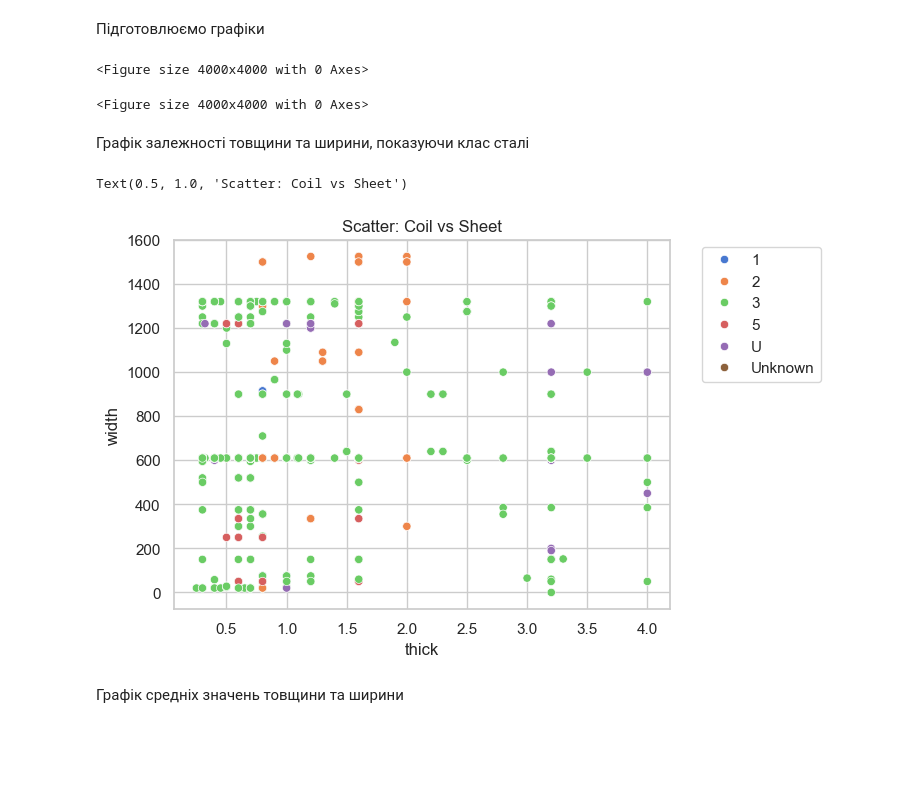
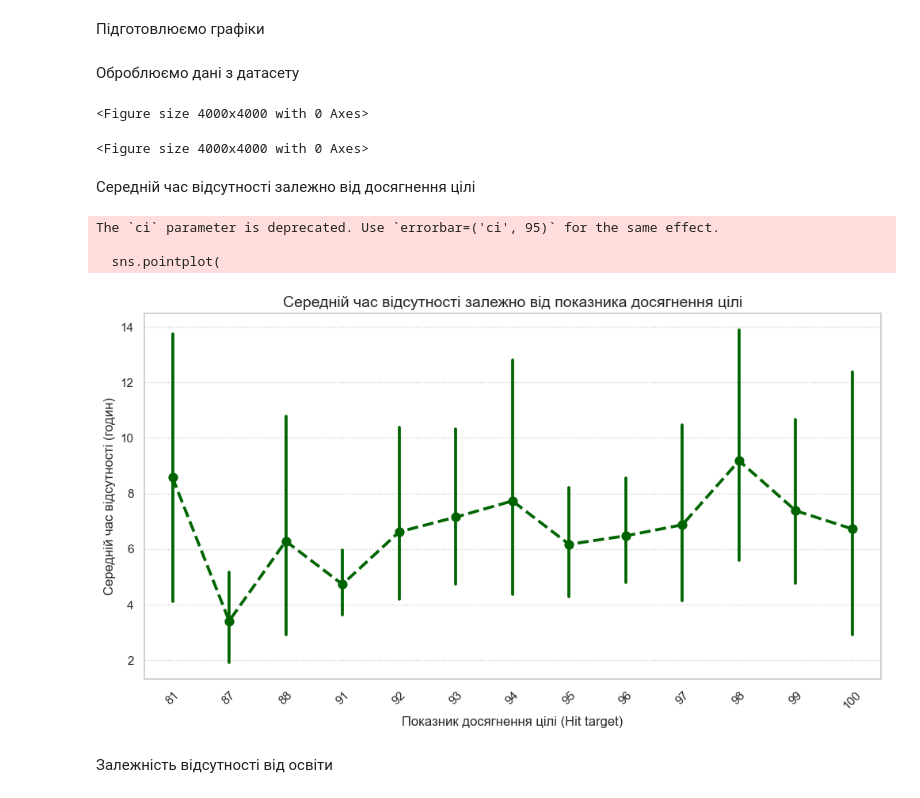
Before and after one commit to ivanmoroz070707/Special-Programming-Sections.-Lab-Work, a Jupyter notebook: Lab_2/Lab_2_part_1.ipynb, the cells around one changed output. Drawn from its saved outputs; the diff is of its cells as text; code cells hidden in the pictures; blank space fills up the shorter version.

```diff
--- a/Lab_2/Lab_2_part_1.ipynb
+++ b/Lab_2/Lab_2_part_1.ipynb
@@ -57,19 +46,0 @@ stal_data.head(20)
-# %%
-categorical_cols = ["family","product_type","steel","temper_rolling","condition",
-                    "formability","non_ageing","surface_finish","surface_quality",
-                    "enamelability","bc","bf","bt","bw_me","bl","m","marvi","exptl",
-                    "ferro","corr","blue_bright_varn_clean","lustre","jurofm","shape",
-                    "oil","bore","packing","classes", "s", "p"]
-
-numeric_cols = ["carbon","hardness","strength","chrom","phos","cbond",
-                "thick","width","len"]
-stal_data[categorical_cols] = stal_data[categorical_cols].astype("category")
-stal_data[numeric_cols] = stal_data[numeric_cols].apply(pd.to_numeric, errors='coerce')
-
-for col in numeric_cols:
-    stal_data[col] = stal_data[col].fillna(stal_data[col].median())
-
-
-for col in categorical_cols:
-    stal_data[col] = stal_data[col].cat.add_categories("Unknown").fillna("Unknown")
-stal_data.head(20)
@@ -95,5 +47,7 @@ stal_data.head(20)
 # %% [markdown]
 Підготовлюємо графіки
+# %% [markdown]
+Оброблюємо дані з датасету
 # %%
 sns.set(style="whitegrid", palette="muted", color_codes=True)
 plt.figure(figsize=(40, 40))
@@ -101,15 +55,29 @@ plt.figure(figsize=(40, 40))
 <Figure size 4000x4000 with 0 Axes>
 <Figure size 4000x4000 with 0 Axes>
 # %% [markdown]
-Графік залежності товщини та ширини, показуючи клас сталі
+Середній час відсутності залежно від досягнення цілі
 # %%
-#plt.subplot(2, 3, 1)
-sns.scatterplot(data=stal_data, x="thick", y="width", hue="classes")
-plt.legend(bbox_to_anchor=(1.05, 1), loc='upper left')
-plt.title("Scatter: Coil vs Sheet")
+plt.figure(figsize=(12, 6))
+sns.pointplot(
+    x='Hit target',
+    y='Absenteeism time in hours',
+    data=stal_data,
+    color='darkgreen',
+    linestyles="--",
+    markers="o",
+    ci=95 # Встановлюємо довірчий інтервал
+)
+plt.title('Середній час відсутності залежно від показника досягнення цілі', fontsize=14)
+plt.xlabel('Показник досягнення цілі (Hit target)')
+plt.ylabel('Середній час відсутності (годин)')
+plt.xticks(rotation=45)
+plt.grid(axis='y', linestyle=':')
+plt.show()
 # %% [output]
-Text(0.5, 1.0, 'Scatter: Coil vs Sheet')
+The `ci` parameter is deprecated. Use `errorbar=('ci', 95)` for the same effect.
+
+  sns.pointplot(
-[figure, old version]
+[figure, new version]
 # %% [markdown]
-Графік  средніх значень товщини та ширини
+Залежність відсутності від освіти
 # %%
```
Also changed, not shown: parts of 12 cells of this notebook.
